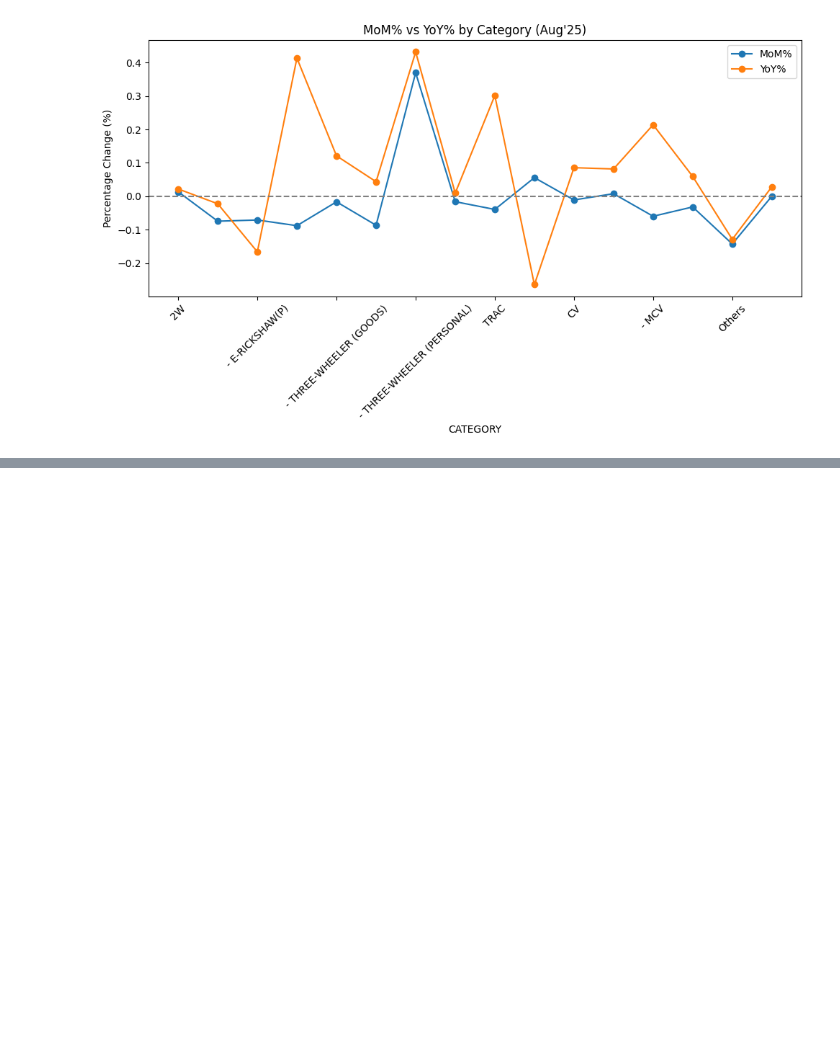
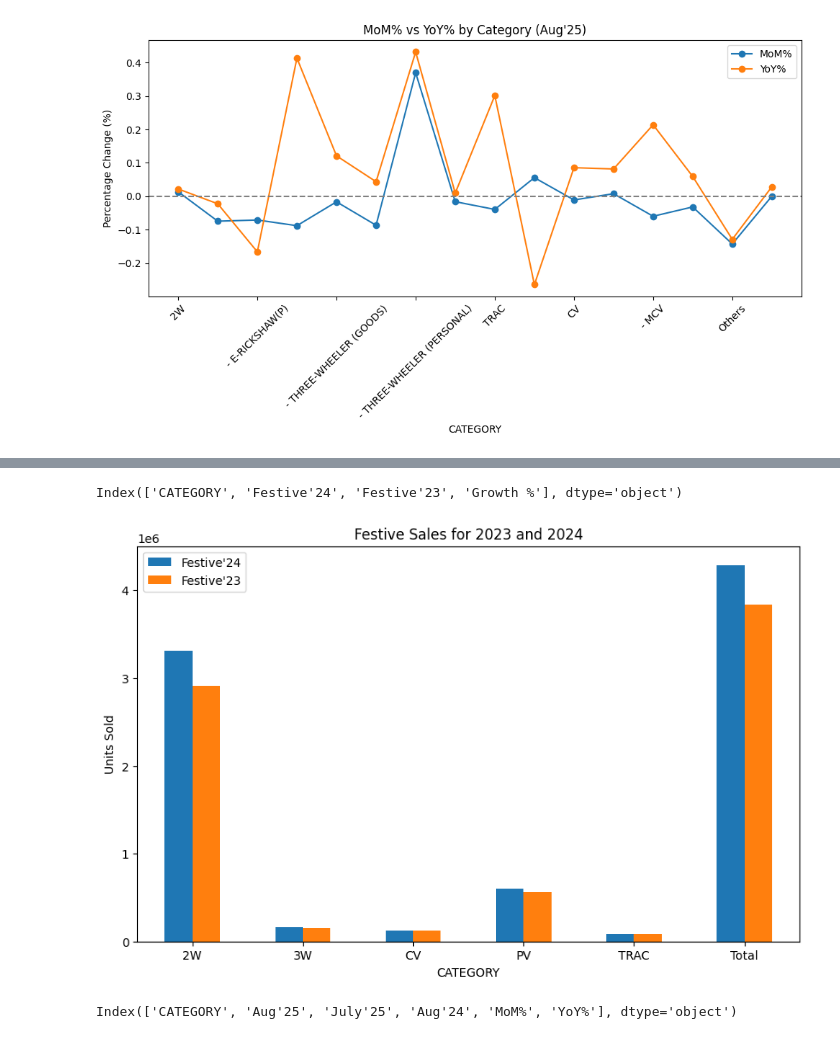
Before and after one commit to simplyshree/Car-Sales_Festive-Season---Trends-Analysis, a Jupyter notebook: main.ipynb, the cells around one changed output, grey strips where cells are left out. Drawn from its saved outputs; the diff is of its cells as text; code cells hidden in the pictures; blank space fills up the shorter version.

```diff
--- a/main.ipynb
+++ b/main.ipynb
@@ -206,0 +213,3 @@ plt.show()
+# %%
+df =pd.read_excel('Data Source 2.xlsx',sheet_name='Festive Data',engine='openpyxl')
+df.head()
@@ -206,0 +223,24 @@ plt.show()
+# %%
+df.columns
+# %% [output]
+Index(['CATEGORY', 'Festive'24', 'Festive'23', 'Growth %'], dtype='object')
+# %%
+df.plot(
+    x ='CATEGORY',
+    y= ["Festive'24", "Festive'23"],
+    kind ='bar',
+    figsize=(10,6)
+
+)
+
+plt.title('Festive Sales for 2023 and 2024')
+plt.ylabel('Units Sold')
+plt.xticks(rotation=0)
+
+plt.show()
+# %% [output]
+[figure, added]
+# %%
+df.columns
+# %% [output]
+Index(['CATEGORY', 'Aug'25', 'July'25', 'Aug'24', 'MoM%', 'YoY%'], dtype='object')
```
Also changed, not shown: parts of 7 cells of this notebook.
